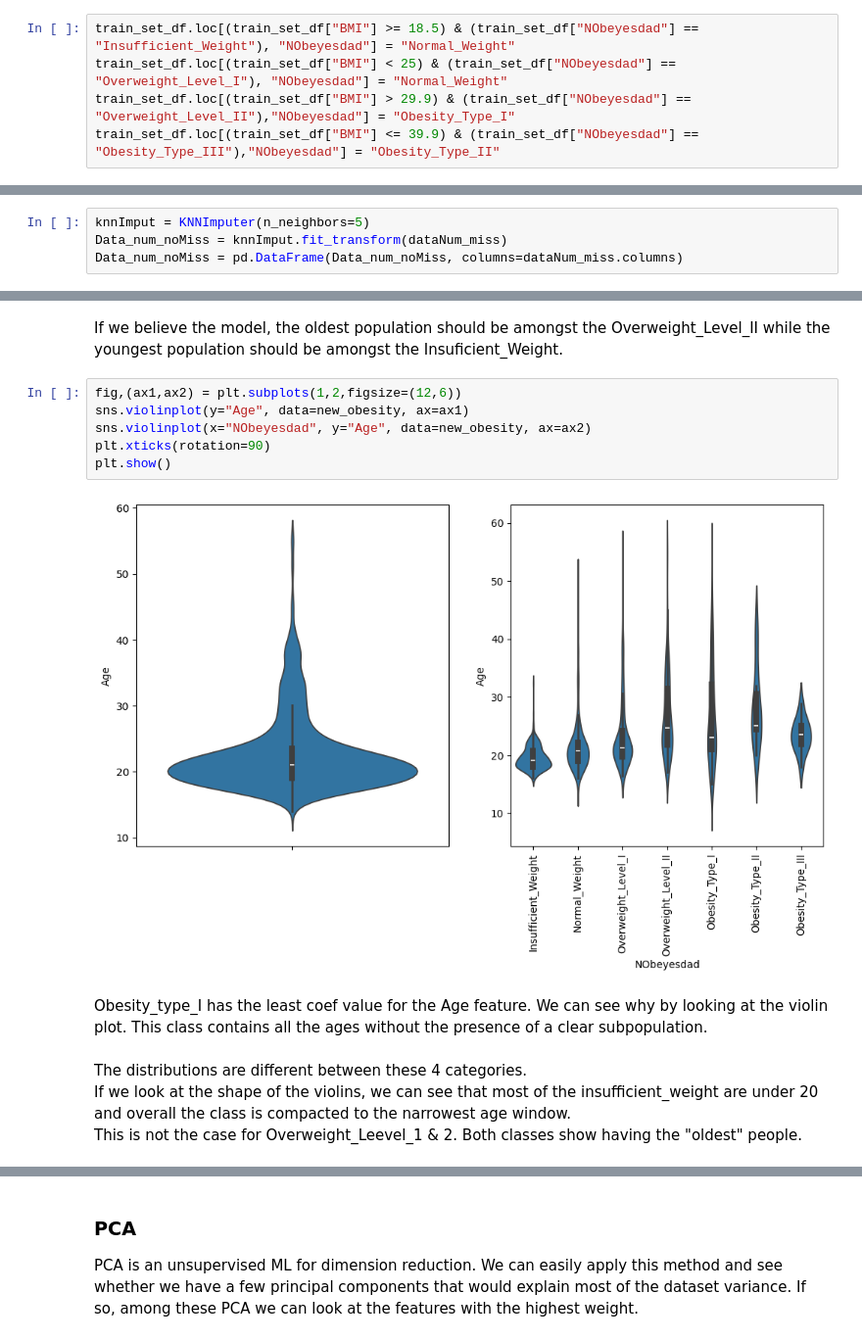
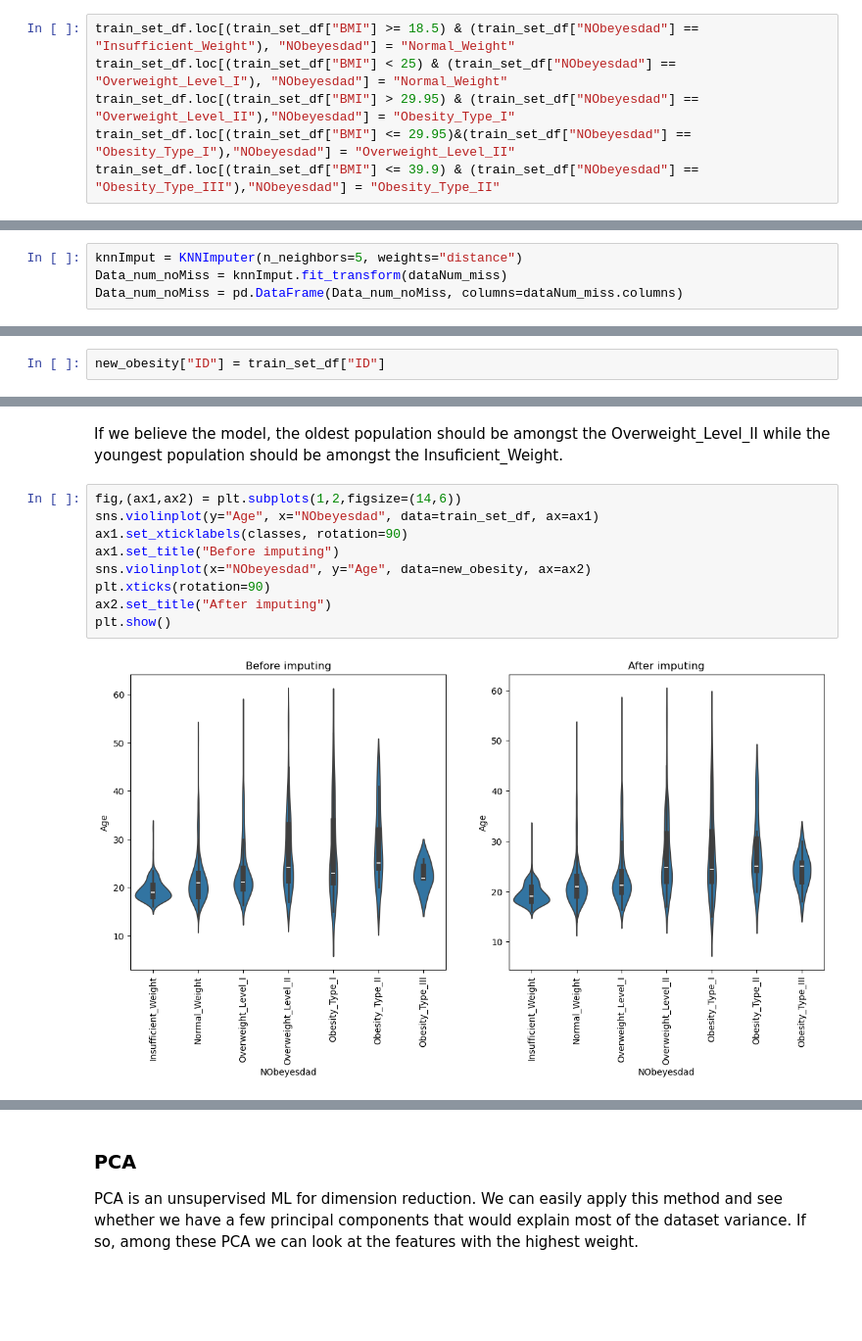
Before and after one commit to flylight-max/Individual_project_obesity, a Jupyter notebook: Untitled-3.ipynb, the cells around one changed output, grey strips where cells are left out. Shown at 98% size. Drawn from its saved outputs; the diff is of its cells as text; blank space fills up the shorter version.

```diff
--- a/Untitled-3.ipynb
+++ b/Untitled-3.ipynb
@@ -213,7 +227,8 @@ train_set_df.groupby("NObeyesdad")["BMI"].describe()
 # %%
 train_set_df.loc[(train_set_df["BMI"] >= 18.5) & (train_set_df["NObeyesdad"] == "Insufficient_Weight"), "NObeyesdad"] = "Normal_Weight"
 train_set_df.loc[(train_set_df["BMI"] < 25) & (train_set_df["NObeyesdad"] == "Overweight_Level_I"), "NObeyesdad"] = "Normal_Weight"
-train_set_df.loc[(train_set_df["BMI"] > 29.9) & (train_set_df["NObeyesdad"] == "Overweight_Level_II"),"NObeyesdad"] = "Obesity_Type_I"
+train_set_df.loc[(train_set_df["BMI"] > 29.95) & (train_set_df["NObeyesdad"] == "Overweight_Level_II"),"NObeyesdad"] = "Obesity_Type_I"
+train_set_df.loc[(train_set_df["BMI"] <= 29.95)&(train_set_df["NObeyesdad"] == "Obesity_Type_I"),"NObeyesdad"] = "Overweight_Level_II"
 train_set_df.loc[(train_set_df["BMI"] <= 39.9) & (train_set_df["NObeyesdad"] == "Obesity_Type_III"),"NObeyesdad"] = "Obesity_Type_II"
 # %%
 sumStat_BMI = train_set_df.groupby("NObeyesdad")["BMI"].describe()
@@ -652,7 +676,7 @@ dataNum_miss.drop(["ID","CALC","CAEC","MTRANS","NObeyesdad"], axis=1, inplace=Tr
 # %% [markdown]
 # **Imputing missing values with KNNImputer**
 # %%
-knnImput = KNNImputer(n_neighbors=5)
+knnImput = KNNImputer(n_neighbors=5, weights="distance")
 Data_num_noMiss = knnImput.fit_transform(dataNum_miss)
 Data_num_noMiss = pd.DataFrame(Data_num_noMiss, columns=dataNum_miss.columns)
 # %%
@@ -903,3 +892,5 @@ new_obesity.groupby("NObeyesdad")["BMI"].describe()
 BMI (kg/m²)   |     < 18.5     |     18.5 - 24.9    | 25 - 29.9   |   30 - 34.9       |   35 - 39.9     |   > 40
 # %% [markdown]
 The max imputed BMI is a bit high for *Insufficient_Weight* but it's not too bad. Only for Obesity Type II the minimum value is quite low and belongs to overweight. However, the number of this class is also very low.
+# %%
+new_obesity["ID"] = train_set_df["ID"]
@@ -1050,16 +1182,13 @@ Name: Age, dtype: float64
 # %% [markdown]
 If we believe the model, the oldest population should be amongst the Overweight_Level_II while the youngest population should be amongst the Insuficient_Weight.
 # %%
-fig,(ax1,ax2) = plt.subplots(1,2,figsize=(12,6))
-sns.violinplot(y="Age", data=new_obesity, ax=ax1)
+fig,(ax1,ax2) = plt.subplots(1,2,figsize=(14,6))
+sns.violinplot(y="Age", x="NObeyesdad", data=train_set_df, ax=ax1)
+ax1.set_xticklabels(classes, rotation=90)
+ax1.set_title("Before imputing")
 sns.violinplot(x="NObeyesdad", y="Age", data=new_obesity, ax=ax2)
 plt.xticks(rotation=90)
+ax2.set_title("After imputing")
 plt.show()
 # %% [output]
-[figure, old version]
+[figure, new version]
-# %% [markdown]
-Obesity_type_I has the least coef value for the Age feature. We can see why by looking at the violin plot. This class contains all the ages without the presence of a clear subpopulation.
-# %% [markdown]
-The distributions are different between these 4 categories.
-If we look at the shape of the violins, we can see that most of the insufficient_weight are under 20 and overall the class is compacted to the narrowest age window.
-This is not the case for Overweight_Leevel_1 & 2. Both classes show having the "oldest" people.
```
Also changed, not shown: parts of 136 cells of this notebook, 2 other files.
